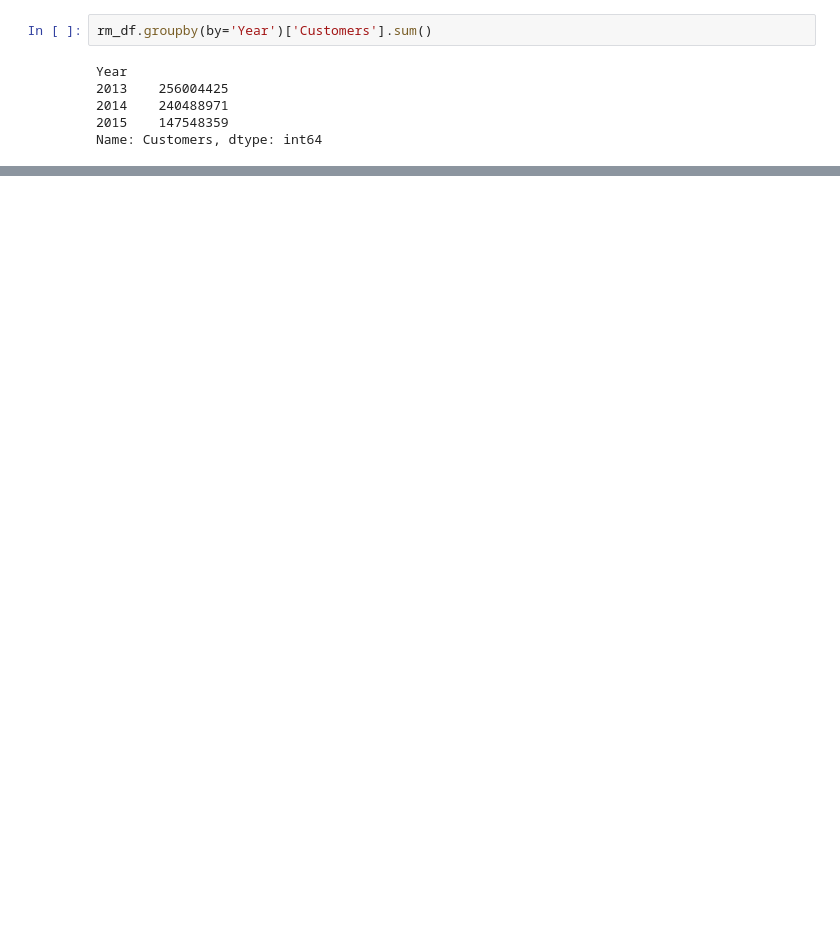
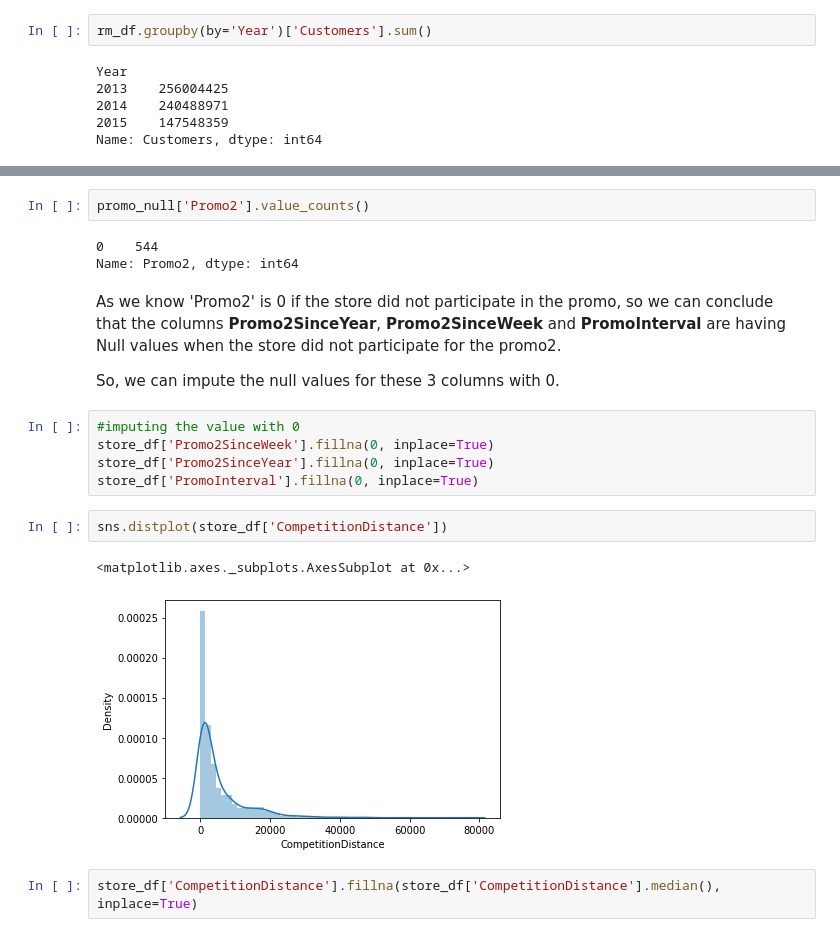
Before and after one commit to pranavdevi28/Rossmann_Sales_Prediction, a Jupyter notebook: Rossmann_Sales_Prediction_Capstone_Project.ipynb, the cells around one changed output, grey strips where cells are left out. Saved outputs shown, nothing was run; the diff lists cells and outputs as text; blank space fills up the shorter version.

```diff
--- a/Rossmann_Sales_Prediction_Capstone_Project.ipynb
+++ b/Rossmann_Sales_Prediction_Capstone_Project.ipynb
@@ -236,0 +342,21 @@ sns.heatmap(round(abs(corr),2), annot=True, cmap='YlOrRd', mask=np.triu(corr))
+# %%
+promo_null['Promo2'].value_counts()
+# %% [output]
+0    544
+Name: Promo2, dtype: int64
+# %% [markdown]
+As we know 'Promo2' is 0 if the store did not participate in the promo, so we can conclude that the columns **Promo2SinceYear**, **Promo2SinceWeek** and **PromoInterval** are having Null values when the store did not participate for the promo2.
+
+So, we can impute the null values for these 3 columns with 0.
+# %%
+#imputing the value with 0
+store_df['Promo2SinceWeek'].fillna(0, inplace=True)
+store_df['Promo2SinceYear'].fillna(0, inplace=True)
+store_df['PromoInterval'].fillna(0, inplace=True)
+# %%
+sns.distplot(store_df['CompetitionDistance'])
+# %% [output]
+<matplotlib.axes._subplots.AxesSubplot at 0x...>
+[figure, added]
+# %%
+store_df['CompetitionDistance'].fillna(store_df['CompetitionDistance'].median(), inplace=True)
```
Also changed, not shown: parts of 71 cells of this notebook.
